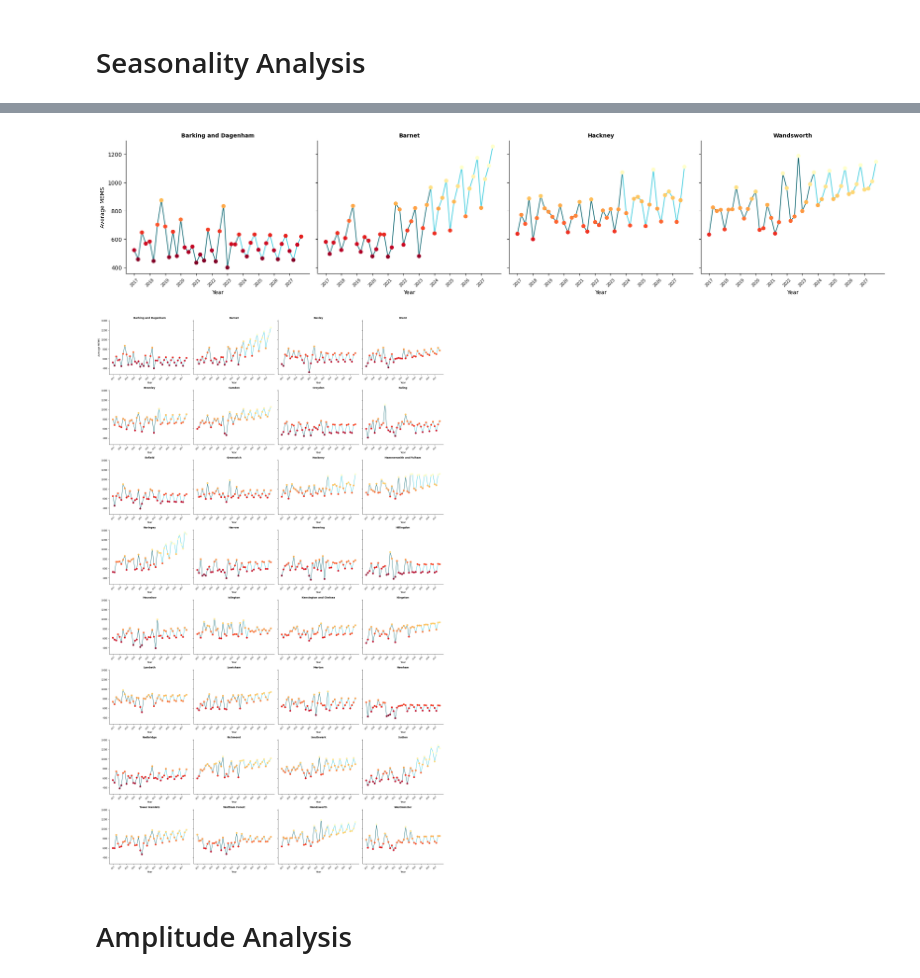
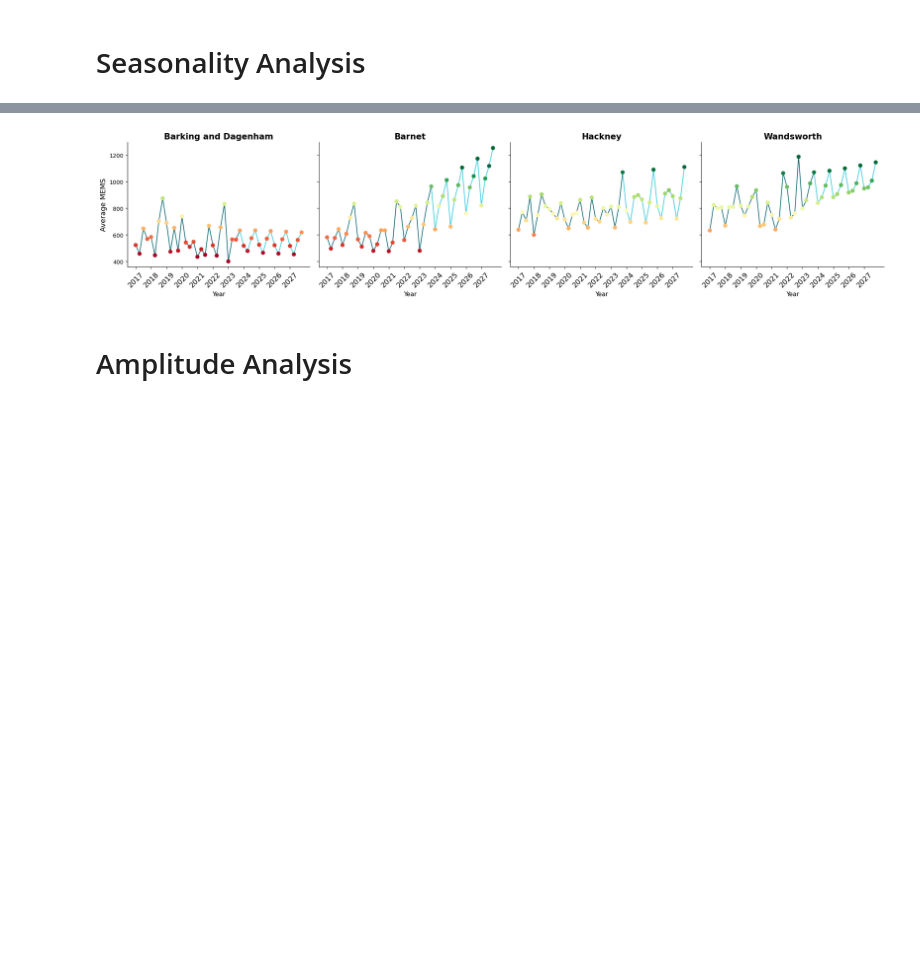
Before and after one commit to ferguswatson39/london_sport2, a Jupyter notebook: src/stream_1/forecasting/call_forecasting_class.ipynb, the cells around one changed output, grey strips where cells are left out. Drawn from its saved outputs; the diff is of its cells as text; code cells hidden in the pictures; blank space fills up the shorter version.

```diff
--- a/src/stream_1/forecasting/call_forecasting_class.ipynb
+++ b/src/stream_1/forecasting/call_forecasting_class.ipynb
@@ -37,13 +37,12 @@ smb.plot()
 # %%
 sqb = Forecast(df_quarter, forecast_steps=16, group_col='LA_Name')
 sqb.sarima()
 sqb.get_mae('sarima')
 sqb.plot(show=['Barking and Dagenham', 'Barnet', 'Hackney', 'Wandsworth'])
 #print('\n')
-sqb.plot()
+#sqb.plot()
 # %% [output]
-[figure, old version]
+[figure, new version]
-[figure, removed]
 # %% [markdown]
 # Amplitude Analysis
 # %%
```
Also changed, not shown: parts of 2 cells of this notebook, 10 other files.
